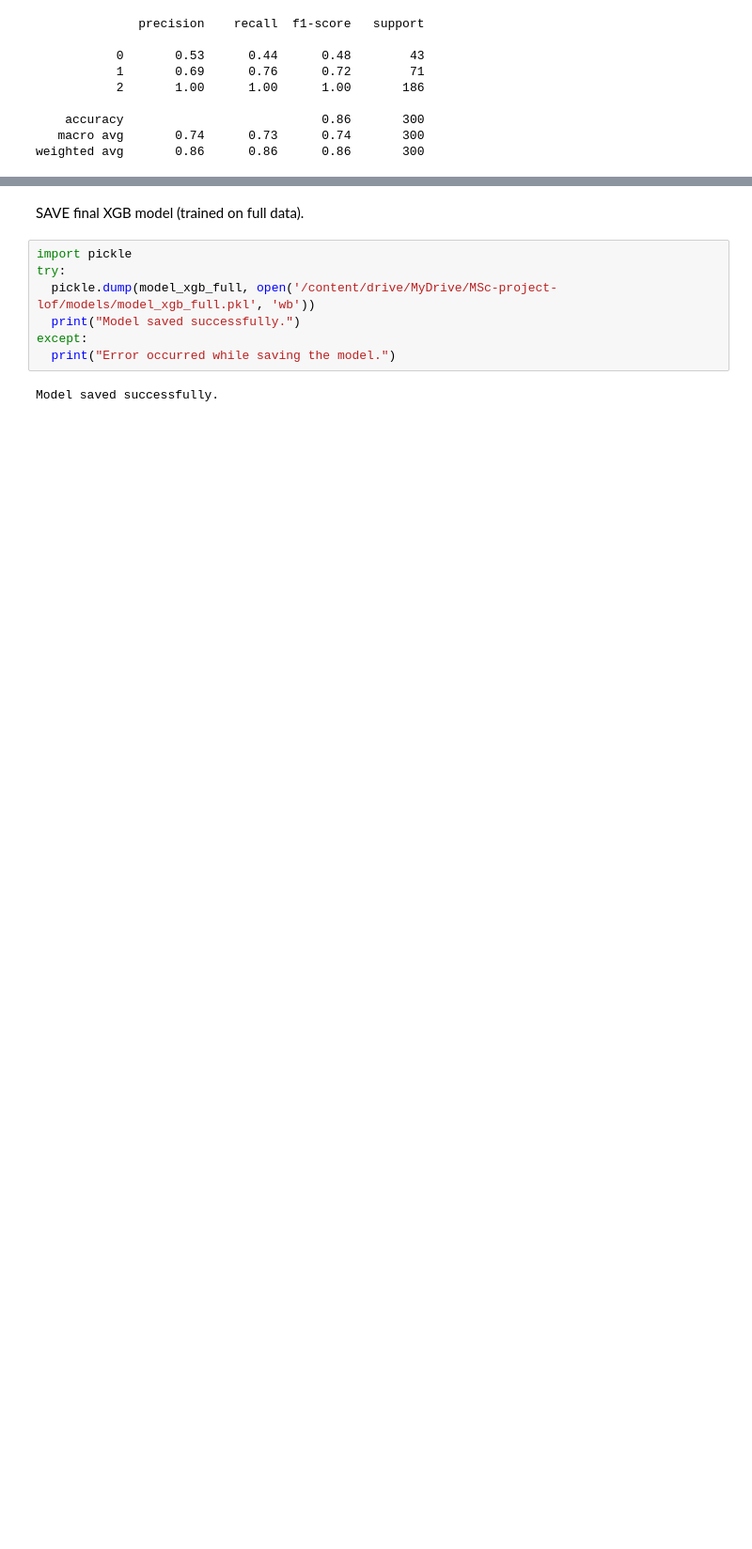
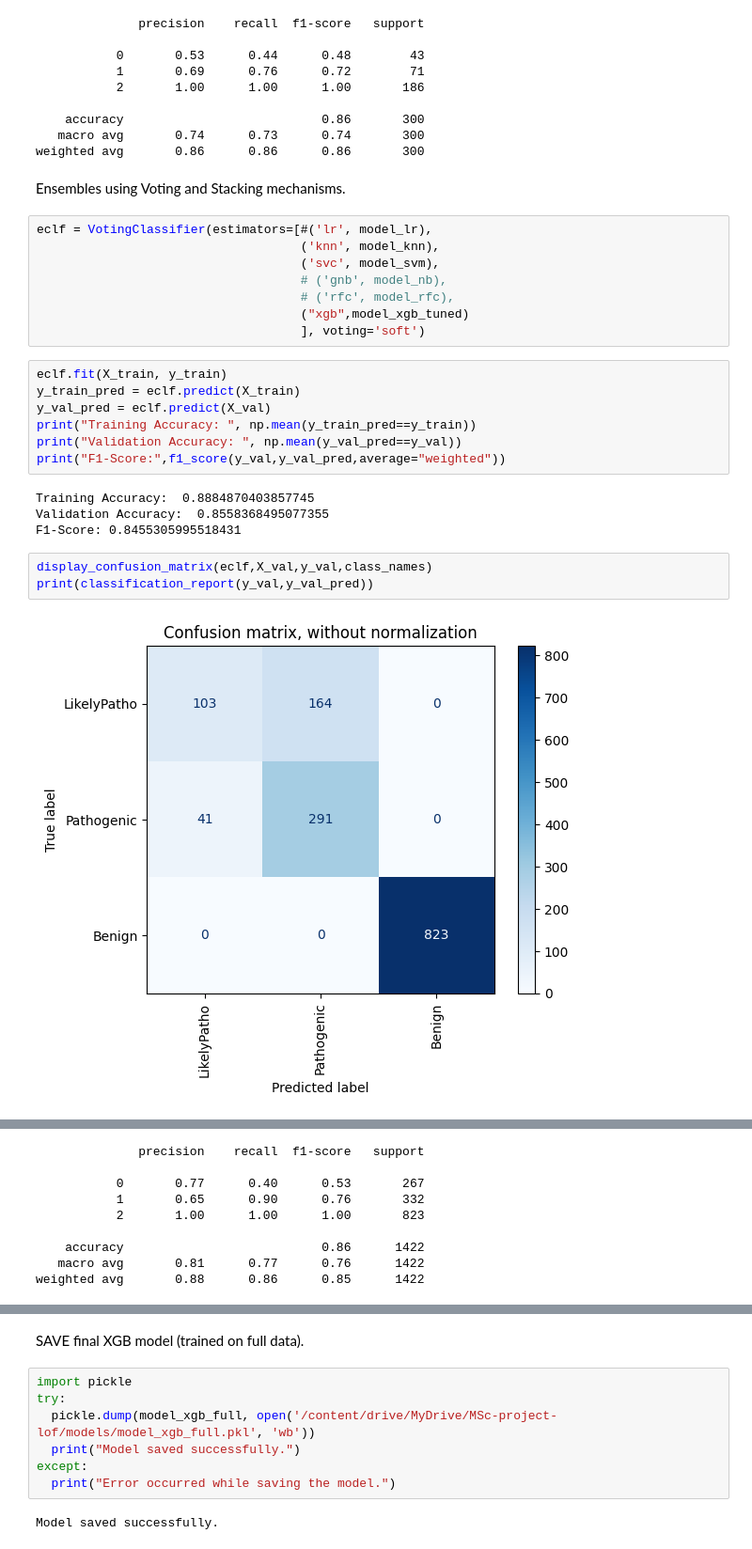
Before and after one commit to abhinavjainn/genomics-lof-classifier-public, a Jupyter notebook: model-training-testing-evaluation/lof_classifier_training_testing_evaluation_Original_Data.ipynb, the cells around one changed output, grey strips where cells are left out. Shown: that part at 94% size. Drawn from its saved outputs; the diff is of its cells as text; blank space fills up the shorter version.

Commit message:
training, testing, eval on original data

```diff
--- a/model-training-testing-evaluation/lof_classifier_training_testing_evaluation_Original_Data.ipynb
+++ b/model-training-testing-evaluation/lof_classifier_training_testing_evaluation_Original_Data.ipynb
@@ -641,3 +641,29 @@ F1-Score: 0.8604887718403987
     accuracy                           0.86       300
    macro avg       0.74      0.73      0.74       300
 weighted avg       0.86      0.86      0.86       300
+# %% [markdown]
+Ensembles using Voting and Stacking mechanisms.
+# %%
+eclf = VotingClassifier(estimators=[#('lr', model_lr),
+                                    ('knn', model_knn),
+                                    ('svc', model_svm),
+                                    # ('gnb', model_nb),
+                                    # ('rfc', model_rfc),
+                                    ("xgb",model_xgb_tuned)
+                                    ], voting='soft')
+# %%
+eclf.fit(X_train, y_train)
+y_train_pred = eclf.predict(X_train)
+y_val_pred = eclf.predict(X_val)
+print("Training Accuracy: ", np.mean(y_train_pred==y_train))
+print("Validation Accuracy: ", np.mean(y_val_pred==y_val))
+print("F1-Score:",f1_score(y_val,y_val_pred,average="weighted"))
+# %% [output]
+Training Accuracy:  0.8884870403857745
+Validation Accuracy:  0.8558368495077355
+F1-Score: 0.8455305995518431
+# %%
+display_confusion_matrix(eclf,X_val,y_val,class_names)
+print(classification_report(y_val,y_val_pred))
+# %% [output]
+[figure, added]
@@ -643,0 +671,9 @@ weighted avg       0.86      0.86      0.86       300
+              precision    recall  f1-score   support
+
+           0       0.77      0.40      0.53       267
+           1       0.65      0.90      0.76       332
+           2       1.00      1.00      1.00       823
+
+    accuracy                           0.86      1422
+   macro avg       0.81      0.77      0.76      1422
+weighted avg       0.88      0.86      0.85      1422
```
Also changed, not shown: parts of 3 cells of this notebook.
